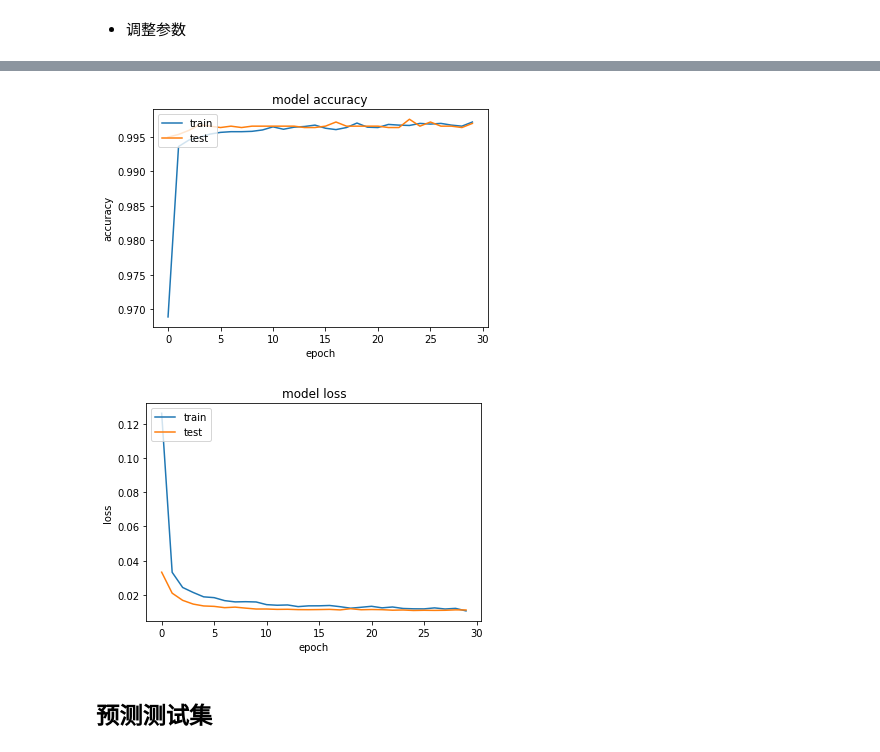
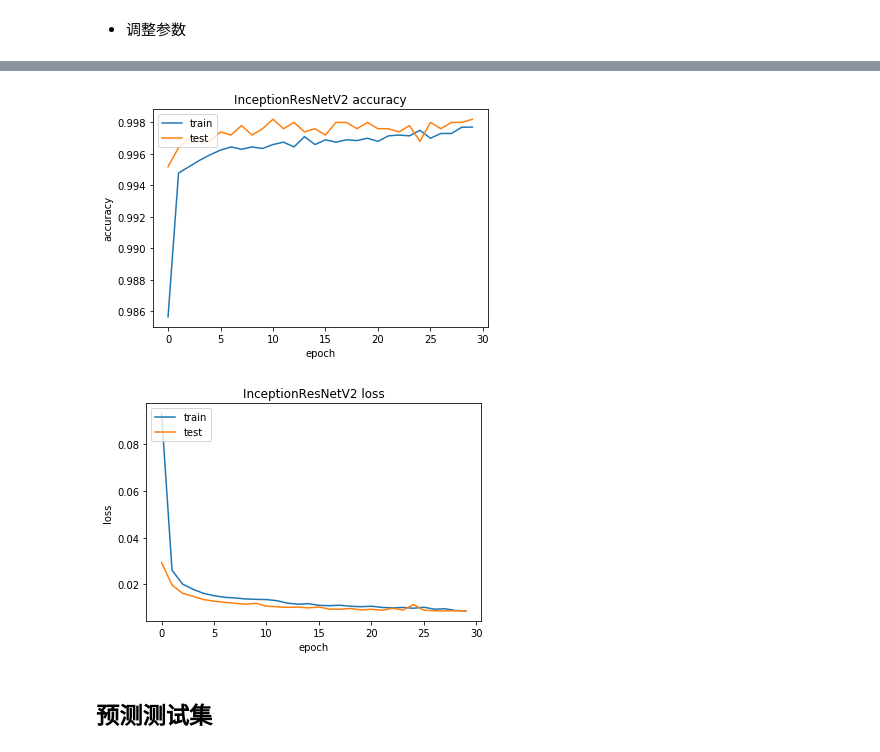
Before and after one commit to crj0322/dog_vs_cat, a Jupyter notebook: classification/single_model.ipynb, the cells around one changed output, grey strips where cells are left out. Drawn from its saved outputs; the diff is of its cells as text; code cells hidden in the pictures.

Commit message:
update model

```diff
--- a/classification/single_model.ipynb
+++ b/classification/single_model.ipynb
@@ -18,13 +16,13 @@ np.random.seed(2018)
 # %% [output]
 Using TensorFlow backend.
 # %%
-def plot_history(history):
+def plot_history(history, model_name):
     # list all data in history
     # print(history.history.keys())
     # summarize history for accuracy
     plt.plot(history.history['acc'])
     plt.plot(history.history['val_acc'])
-    plt.title('model accuracy')
+    plt.title('%s accuracy'%model_name)
     plt.ylabel('accuracy')
     plt.xlabel('epoch')
     plt.legend(['train', 'test'], loc='upper left')
@@ -32,7 +30,7 @@ def plot_history(history):
     # summarize history for loss
     plt.plot(history.history['loss'])
     plt.plot(history.history['val_loss'])
-    plt.title('model loss')
+    plt.title('%s loss'%model_name)
     plt.ylabel('loss')
     plt.xlabel('epoch')
     plt.legend(['train', 'test'], loc='upper left')
@@ -168,7 +162,7 @@ print(X_train.shape, X_val.shape)
 # %% [markdown]
 * 调整参数
 # %%
-model = build_model(X_train.shape[1:], 0.4, lr=1e-3, decay=1e-6)
+model = build_model(X_train.shape[1:], 0.2, lr=1e-3, decay=1e-6)
 # %%
 callbacks = [EarlyStopping(monitor='val_loss', patience=5, verbose=0, mode='min'),
              ModelCheckpoint(filepath='top_model_%s.h5'%model_name, monitor='val_loss', verbose=0, save_best_only=True)]
@@ -195,5 +189,5 @@ Epoch 30/30
 # %%
-plot_history(history)
+plot_history(history, model_name)
 # %% [output]
-[figure, old version]
+[figure, new version]
-[figure, old version]
+[figure, new version]
```
Also changed, not shown: parts of 10 cells of this notebook, 4 other files.
